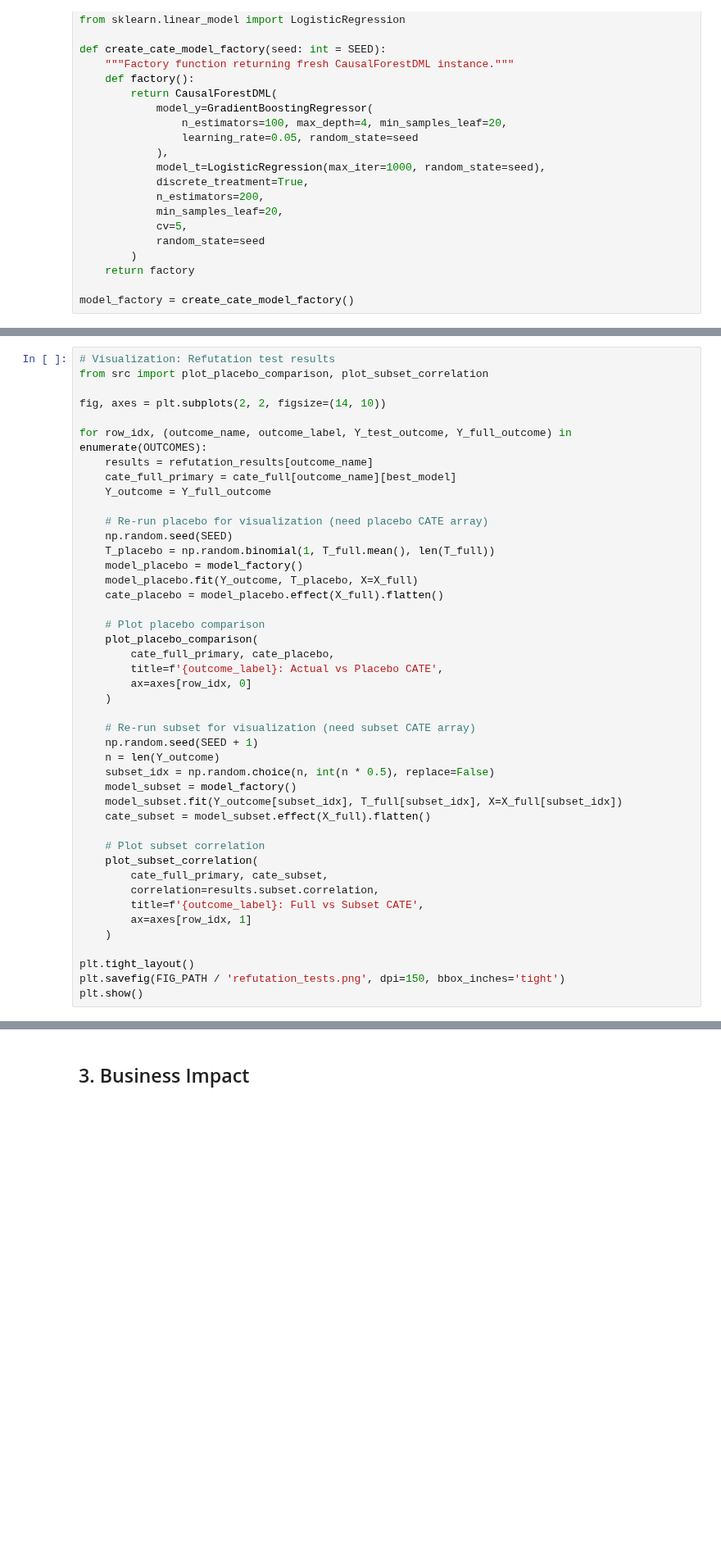
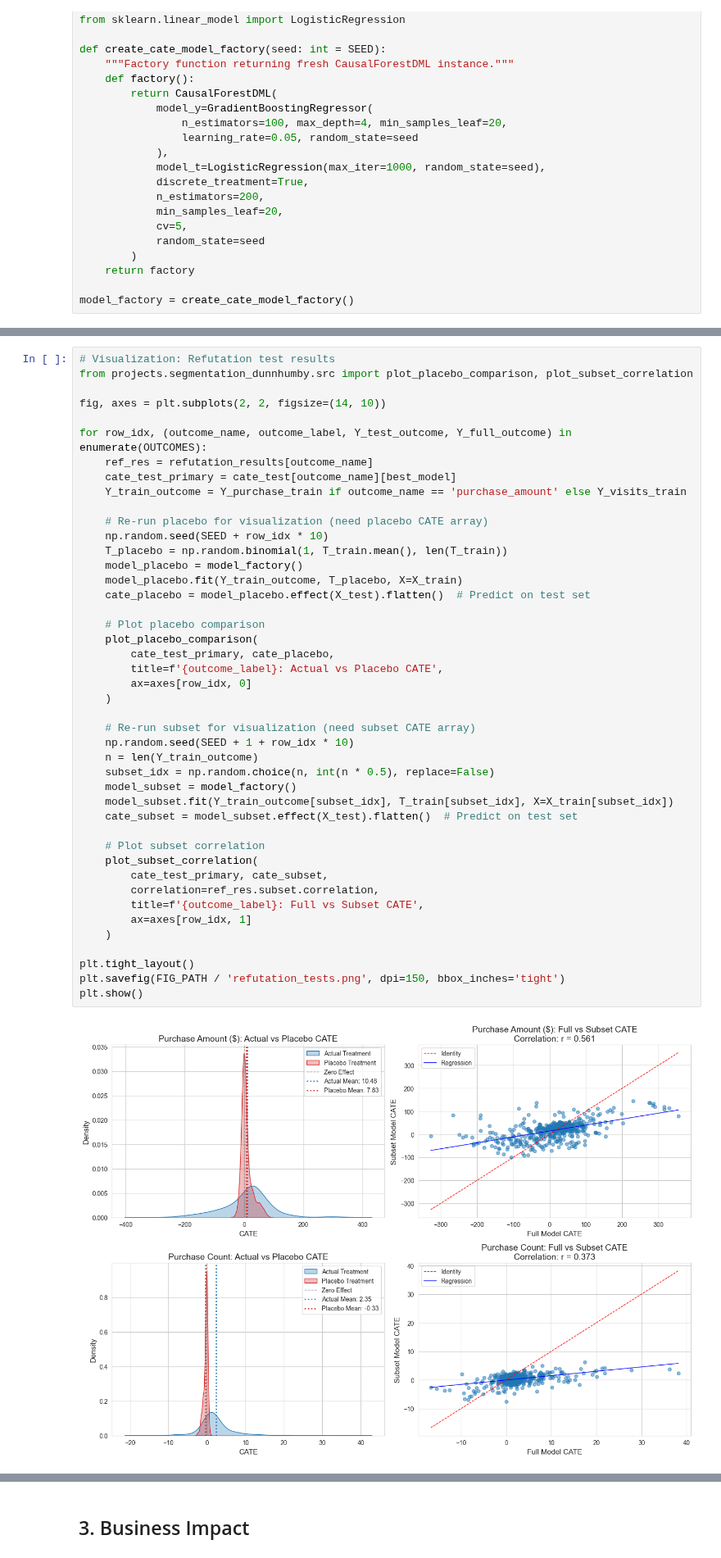
Before and after one commit to tae73/side-projects, a Jupyter notebook: projects/segmentation_dunnhumby/notebook/03b_hte_validation.ipynb, the cells around one changed output, grey strips where cells are left out. Shown at 82% size. Cells and saved outputs as stored; diff of their text form; blank space fills up the shorter version.

Commit message:
add refutation test

```diff
--- a/projects/segmentation_dunnhumby/notebook/03b_hte_validation.ipynb
+++ b/projects/segmentation_dunnhumby/notebook/03b_hte_validation.ipynb
@@ -770,47 +789,49 @@ for outcome_name, outcome_label, Y_test_outcome, Y_full_outcome in OUTCOMES:
 # %%
 # Visualization: Refutation test results
-from src import plot_placebo_comparison, plot_subset_correlation
+from projects.segmentation_dunnhumby.src import plot_placebo_comparison, plot_subset_correlation
 
 fig, axes = plt.subplots(2, 2, figsize=(14, 10))
 
 for row_idx, (outcome_name, outcome_label, Y_test_outcome, Y_full_outcome) in enumerate(OUTCOMES):
-    results = refutation_results[outcome_name]
-    cate_full_primary = cate_full[outcome_name][best_model]
-    Y_outcome = Y_full_outcome
+    ref_res = refutation_results[outcome_name]
+    cate_test_primary = cate_test[outcome_name][best_model]
+    Y_train_outcome = Y_purchase_train if outcome_name == 'purchase_amount' else Y_visits_train
 
     # Re-run placebo for visualization (need placebo CATE array)
-    np.random.seed(SEED)
-    T_placebo = np.random.binomial(1, T_full.mean(), len(T_full))
+    np.random.seed(SEED + row_idx * 10)
+    T_placebo = np.random.binomial(1, T_train.mean(), len(T_train))
     model_placebo = model_factory()
-    model_placebo.fit(Y_outcome, T_placebo, X=X_full)
-    cate_placebo = model_placebo.effect(X_full).flatten()
+    model_placebo.fit(Y_train_outcome, T_placebo, X=X_train)
+    cate_placebo = model_placebo.effect(X_test).flatten()  # Predict on test set
 
     # Plot placebo comparison
     plot_placebo_comparison(
-        cate_full_primary, cate_placebo,
+        cate_test_primary, cate_placebo,
         title=f'{outcome_label}: Actual vs Placebo CATE',
         ax=axes[row_idx, 0]
     )
 
     # Re-run subset for visualization (need subset CATE array)
-    np.random.seed(SEED + 1)
-    n = len(Y_outcome)
+    np.random.seed(SEED + 1 + row_idx * 10)
+    n = len(Y_train_outcome)
     subset_idx = np.random.choice(n, int(n * 0.5), replace=False)
     model_subset = model_factory()
-    model_subset.fit(Y_outcome[subset_idx], T_full[subset_idx], X=X_full[subset_idx])
-    cate_subset = model_subset.effect(X_full).flatten()
+    model_subset.fit(Y_train_outcome[subset_idx], T_train[subset_idx], X=X_train[subset_idx])
+    cate_subset = model_subset.effect(X_test).flatten()  # Predict on test set
 
     # Plot subset correlation
     plot_subset_correlation(
-        cate_full_primary, cate_subset,
-        correlation=results.subset.correlation,
+        cate_test_primary, cate_subset,
+        correlation=ref_res.subset.correlation,
         title=f'{outcome_label}: Full vs Subset CATE',
         ax=axes[row_idx, 1]
     )
 
 plt.tight_layout()
 plt.savefig(FIG_PATH / 'refutation_tests.png', dpi=150, bbox_inches='tight')
 plt.show()
+# %% [output]
+[figure, added]
 # %%
 # Summary table of refutation tests
 refutation_summary = []
```
Also changed, not shown: parts of 4 cells of this notebook, 1 other file.
